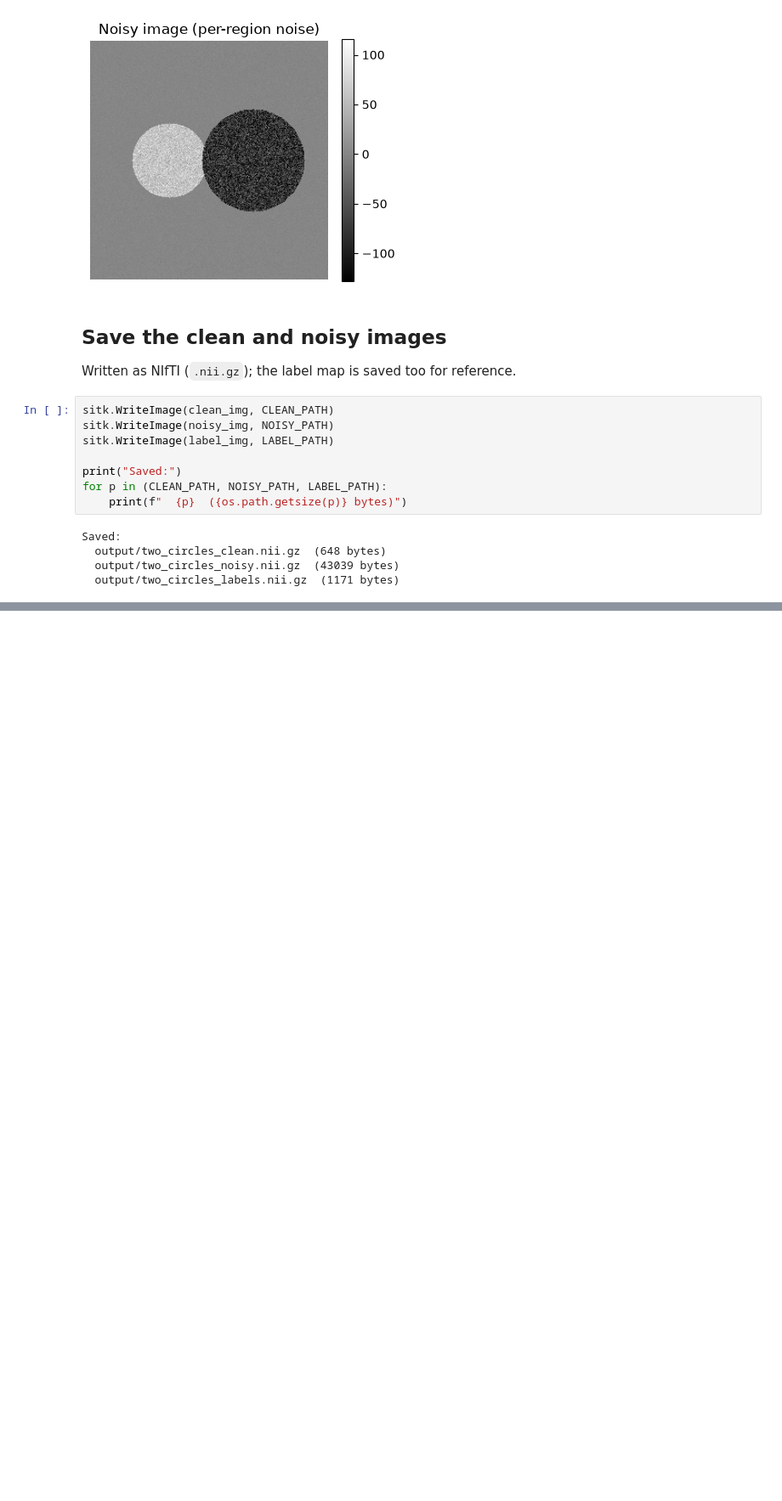
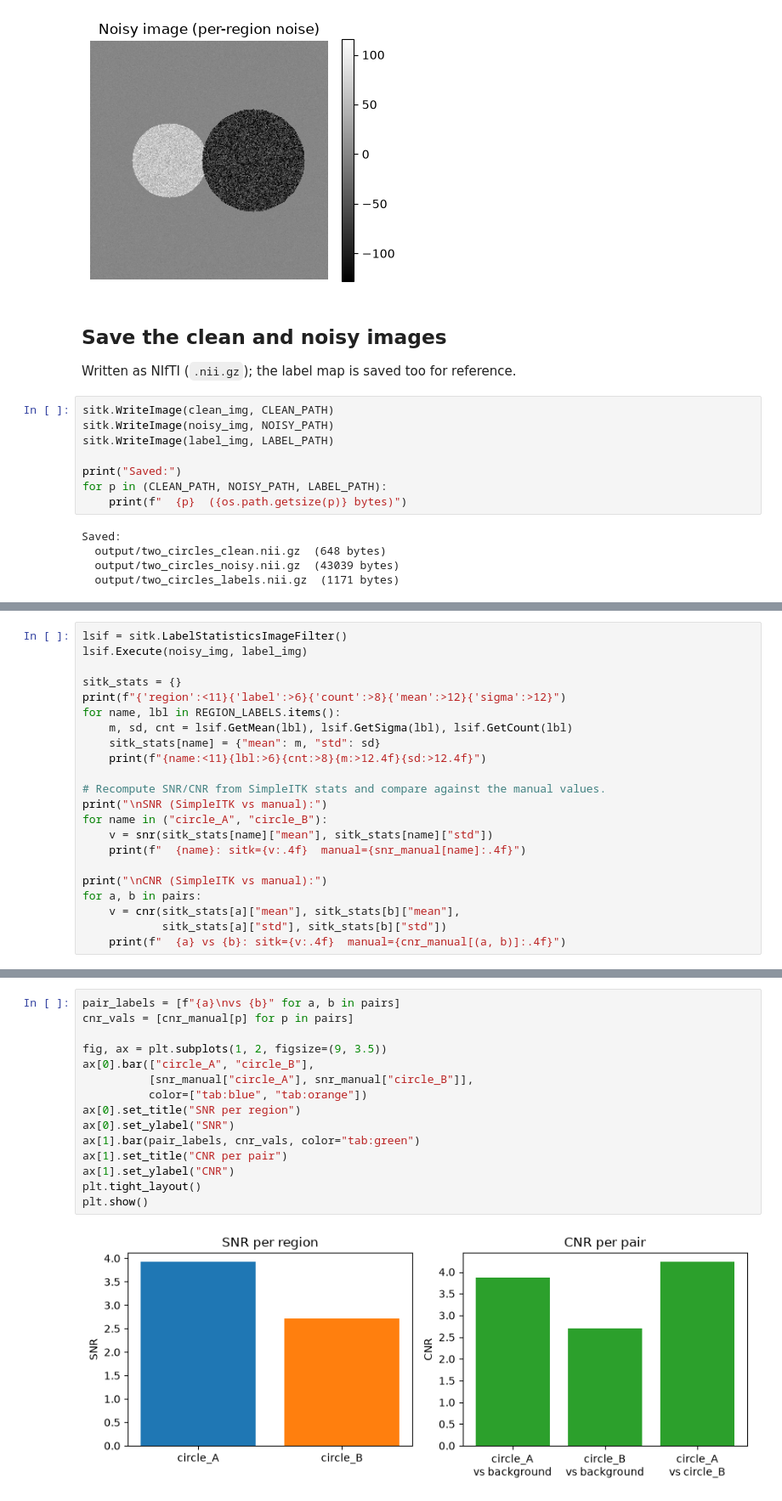
Before and after one commit to AshvinHandoo/BIOENG1340-2026, a Jupyter notebook: Week04/GenerateTwoCircles.ipynb, the cells around one changed output, grey strips where cells are left out. Shown at 85% size. Cells and saved outputs as stored; diff of their text form; blank space fills up the shorter version.

```diff
--- a/Week04/GenerateTwoCircles.ipynb
+++ b/Week04/GenerateTwoCircles.ipynb
@@ -149,0 +255,22 @@ Saved:
+# %%
+lsif = sitk.LabelStatisticsImageFilter()
+lsif.Execute(noisy_img, label_img)
+
+sitk_stats = {}
+print(f"{'region':<11}{'label':>6}{'count':>8}{'mean':>12}{'sigma':>12}")
+for name, lbl in REGION_LABELS.items():
+    m, sd, cnt = lsif.GetMean(lbl), lsif.GetSigma(lbl), lsif.GetCount(lbl)
+    sitk_stats[name] = {"mean": m, "std": sd}
+    print(f"{name:<11}{lbl:>6}{cnt:>8}{m:>12.4f}{sd:>12.4f}")
+
+# Recompute SNR/CNR from SimpleITK stats and compare against the manual values.
+print("\nSNR (SimpleITK vs manual):")
+for name in ("circle_A", "circle_B"):
+    v = snr(sitk_stats[name]["mean"], sitk_stats[name]["std"])
+    print(f"  {name}: sitk={v:.4f}  manual={snr_manual[name]:.4f}")
+
+print("\nCNR (SimpleITK vs manual):")
+for a, b in pairs:
+    v = cnr(sitk_stats[a]["mean"], sitk_stats[b]["mean"],
+            sitk_stats[a]["std"], sitk_stats[b]["std"])
+    print(f"  {a} vs {b}: sitk={v:.4f}  manual={cnr_manual[(a, b)]:.4f}")
@@ -149,0 +291,17 @@ Saved:
+# %%
+pair_labels = [f"{a}\nvs {b}" for a, b in pairs]
+cnr_vals = [cnr_manual[p] for p in pairs]
+
+fig, ax = plt.subplots(1, 2, figsize=(9, 3.5))
+ax[0].bar(["circle_A", "circle_B"],
+          [snr_manual["circle_A"], snr_manual["circle_B"]],
+          color=["tab:blue", "tab:orange"])
+ax[0].set_title("SNR per region")
+ax[0].set_ylabel("SNR")
+ax[1].bar(pair_labels, cnr_vals, color="tab:green")
+ax[1].set_title("CNR per pair")
+ax[1].set_ylabel("CNR")
+plt.tight_layout()
+plt.show()
+# %% [output]
+[figure, added]
```
Also changed, not shown: parts of 6 cells of this notebook.
